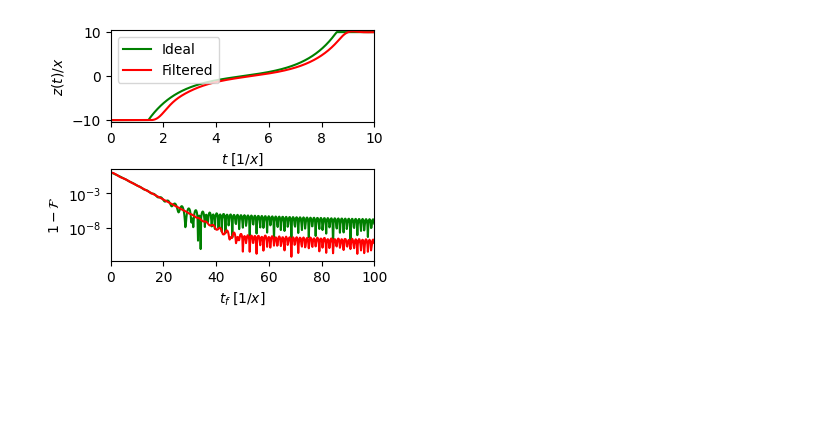
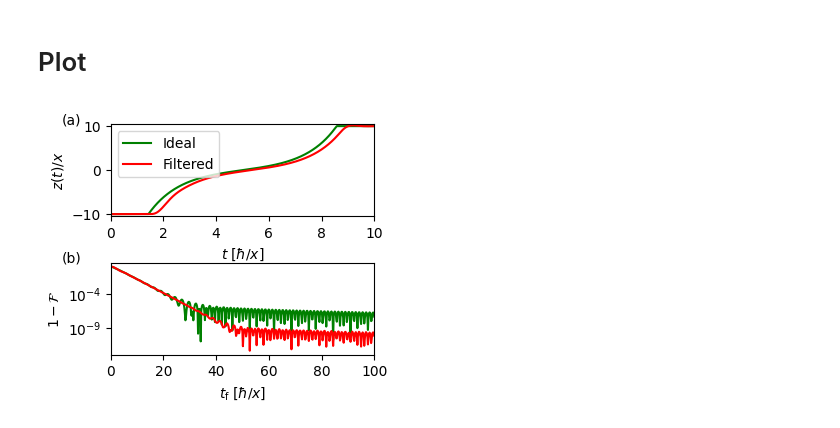
Before and after one commit to Davtax/Alpha-beta-hypergeo, a Jupyter notebook: Fig07-filtered_pulses.ipynb, the cells around one changed output. Cells and saved outputs as stored; diff of their text form; code cells hidden in the pictures; blank space fills up the shorter version.

```diff
--- a/Fig07-filtered_pulses.ipynb
+++ b/Fig07-filtered_pulses.ipynb
@@ -24,50 +35,42 @@ pulse = solve_LZ(alpha, beta, x=x)
 # %%
-boundary_left = np.ones(len(pulse) // 5) * -10
-boundary_right = np.ones(len(pulse) // 5) * 10
+def compute_fidelity(pulse: np.ndarray, tf: float, filtered: bool = False) -> float:
+    time = np.linspace(0, tf, len(pulse))
 
-pulse = np.concatenate((boundary_left, pulse, boundary_right))
-s_total = np.linspace(0, 2, len(pulse))
+    if filtered:
+        pulse = filter_pulse(pulse, time, order=order, fc=fc)
 
-time = np.linspace(0, 10, len(pulse))
-
-order = 3
-fc = 1
-pulse_filtered = filter_pulse(pulse, time, order=order, fc=fc)
+    return fidelity_LZ(-10, pulse, tf, x=x)
 # %%
-def compute_fidelity(pulse, tf, filtered=False):
-    time = np.linspace(0, tf, len(pulse))
+tfs = np.linspace(0.1, 100, 500)
 
-    if filtered:
-        pulse = filter_pulse(pulse, time, order=order, fc=fc)
-
-    return fidelity_LZ(-10, pulse, tf, x=x)
+fidelities = [
+    np.asarray(
+        parameterrun(compute_fidelity, "tf", tfs, pulse=pulse, filtered=filtered)
+    )
+    for filtered in [False, True]
+]
-# %%
-tfs = np.linspace(0.1, 100, 500)
-filters = [False, True]
-
-fidelities = [
-    parameter_run(compute_fidelity, "tf", tfs, pulse=pulse, filtered=filter_i)
-    for filter_i in filters
-]
+# %% [markdown]
+# Plot
 # %%
 fig, axs = plt.subplots(2, 1, figsize=(3.4, 3))
 
 axs[0].plot(time, pulse, c="g", label="Ideal")
 axs[0].plot(time, pulse_filtered, label="Filtered", c="r")
 axs[0].legend()
-axs[0].set_xlabel(r"$t \; [1 / x]$")
+axs[0].set_xlabel(r"$t \; [\hbar / x]$")
 axs[0].set_ylabel(r"$z(t) / x$")
 axs[0].set_xlim(min(time), max(time))
 axs[0].set_ylim(-10.5, 10.5)
 
 axs[1].plot(tfs, 1 - fidelities[0], c="g")
 axs[1].plot(tfs, 1 - fidelities[1], c="r")
 
 axs[1].set_yscale("log")
 axs[1].set_xlim(0, max(tfs))
-axs[1].set_xlabel(r"$t_f\; [1 / x]$")
+axs[1].set_xlabel(r"$t_\mathrm{f}\; [\hbar / x]$")
 axs[1].set_ylabel(r"$1 - \mathcal{F}$")
 
 fig.subplots_adjust(hspace=0.5)
+add_labels(axs, [-0.15, 1.05])
 # %% [output]
-[figure, old version]
+[figure, new version]
```
Also changed, not shown: parts of 3 cells of this notebook, 47 other files.
